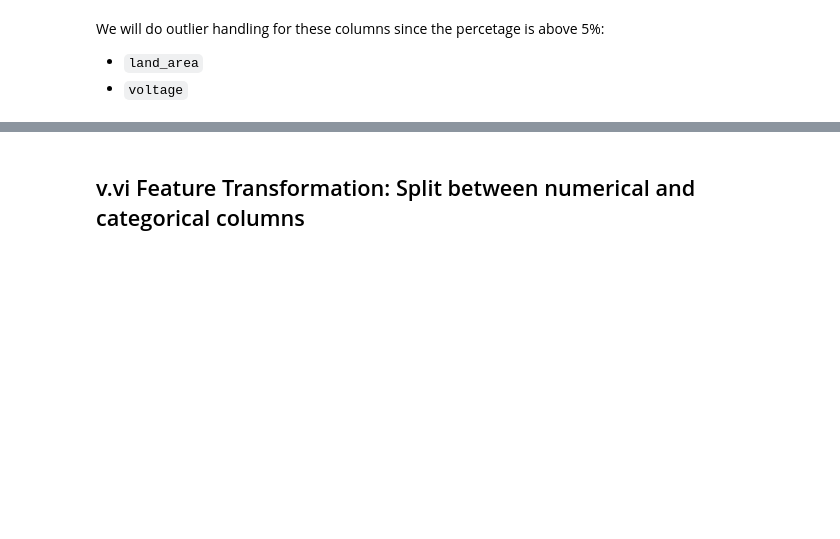
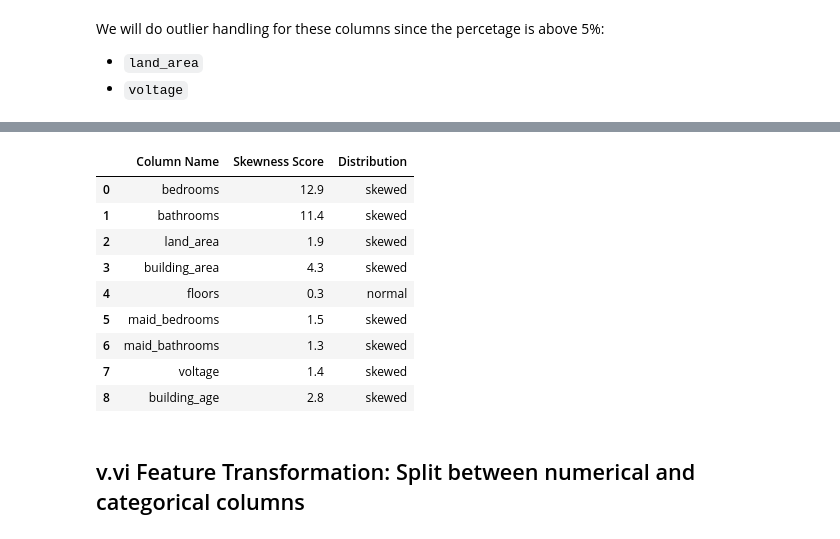
Before and after one commit to stanlys96/Hacktiv8-DataScience, a Jupyter notebook: Phase1/week1/Graded-Challenges/P1G4_yocia_meiko.ipynb, the cells around one changed output, grey strips where cells are left out. Drawn from its saved outputs; the diff is of its cells as text; code cells hidden in the pictures; blank space fills up the shorter version.

```diff
--- a/Phase1/week1/Graded-Challenges/P1G4_yocia_meiko.ipynb
+++ b/Phase1/week1/Graded-Challenges/P1G4_yocia_meiko.ipynb
@@ -782,3 +810,34 @@ X_train_capped
+# %%
+# Check Skewness
+
+# Numerical columns
+num_cols = list(X_train_capped.select_dtypes(exclude='object').columns)
+
+# List of encoded columns to exclude
+encoded_col = ['garage', 'carport']
+num_cols = [col for col in num_cols if col not in encoded_col]
+
+listItem= []
+
+for col in num_cols:
+  listItem.append([col, round(X_train_capped[col].skew(),1), np.where(
+    (round(X_train_capped[col].skew(),1) <= 0.5) & (round(X_train_capped[col].skew(),1) >= -0.5),
+    'normal',
+    'skewed')])
+
+skewness = pd.DataFrame(columns=['Column Name', 'Skewness Score', 'Distribution'], data= listItem)
+skewness
+# %% [output]
+|  | Column Name | Skewness Score | Distribution |
+| 0 | bedrooms | 12.9 | skewed |
+| 1 | bathrooms | 11.4 | skewed |
+| 2 | land_area | 1.9 | skewed |
+| 3 | building_area | 4.3 | skewed |
+| 4 | floors | 0.3 | normal |
+| 5 | maid_bedrooms | 1.5 | skewed |
+| 6 | maid_bathrooms | 1.3 | skewed |
+| 7 | voltage | 1.4 | skewed |
+| 8 | building_age | 2.8 | skewed |
 # %% [markdown]
 ## v.vi Feature Transformation: Split between numerical and categorical columns
 # %%
```
Also changed, not shown: parts of 5 cells of this notebook, 9 other files.
